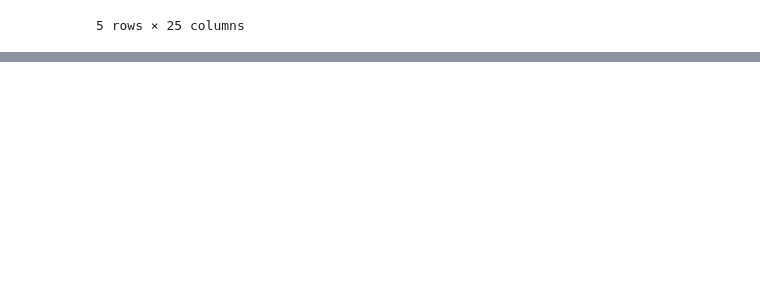
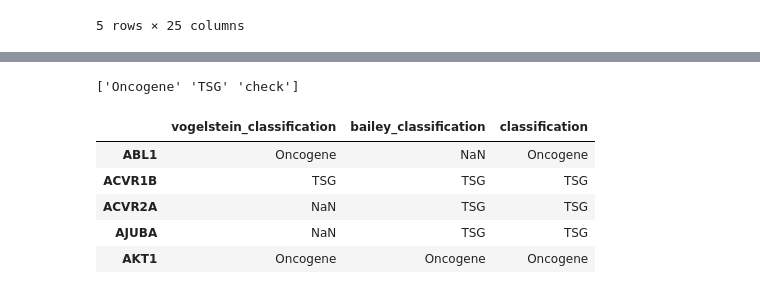
Before and after one commit to greenelab/mpmp, a Jupyter notebook: 00_download_data/2_download_cancer_gene_data.ipynb, the cells around one changed output, grey strips where cells are left out. Saved outputs shown, nothing was run; the diff lists cells and outputs as text; code cells hidden in the pictures; blank space fills up the shorter version.

```diff
--- a/00_download_data/2_download_cancer_gene_data.ipynb
+++ b/00_download_data/2_download_cancer_gene_data.ipynb
@@ -128,0 +168,13 @@ vogelstein_df.head()
+# %%
+# first merge dataframes, then resolve classifications
+vogelstein_bailey_df = (
+    vogelstein_df.loc[:, ['gene', 'classification']]
+      .set_index('gene')
+      .merge(bailey_df.loc[:, ['classification']],
+             how='outer', left_index=True, right_index=True)
+      .rename(columns={'classification_x': 'vogelstein_classification',
+                       'classification_y': 'bailey_classification'})
+)
+
+print(vogelstein_bailey_df.shape)
+vogelstein_bailey_df.head()
@@ -128,0 +189,30 @@ vogelstein_df.head()
+# %%
+def merge_classifications(row):
+    if row['vogelstein_classification'] == row['bailey_classification']:
+        return row['vogelstein_classification']
+    elif pd.isna(row['vogelstein_classification']):
+        return row['bailey_classification']
+    elif pd.isna(row['bailey_classification']):
+        return row['vogelstein_classification']
+    elif row['vogelstein_classification'] != row['bailey_classification']:
+        # if the datasets disagree, we can resolve these manually
+        # or just run them as "oncogene, TSG"
+        return 'check'
+    else:
+        # not sure how this would happen
+        return pd.NA
+
+vogelstein_bailey_df['classification'] = (
+    vogelstein_bailey_df.apply(merge_classifications, axis='columns')
+)
+
+print(vogelstein_bailey_df.classification.unique())
+vogelstein_bailey_df.head()
+# %% [output]
+['Oncogene' 'TSG' 'check']
+|  | vogelstein_classification | bailey_classification | classification |
+| ABL1 | Oncogene | NaN | Oncogene |
+| ACVR1B | TSG | TSG | TSG |
+| ACVR2A | NaN | TSG | TSG |
+| AJUBA | NaN | TSG | TSG |
+| AKT1 | Oncogene | Oncogene | Oncogene |
```
Also changed, not shown: parts of 11 cells of this notebook, 4 other files.
